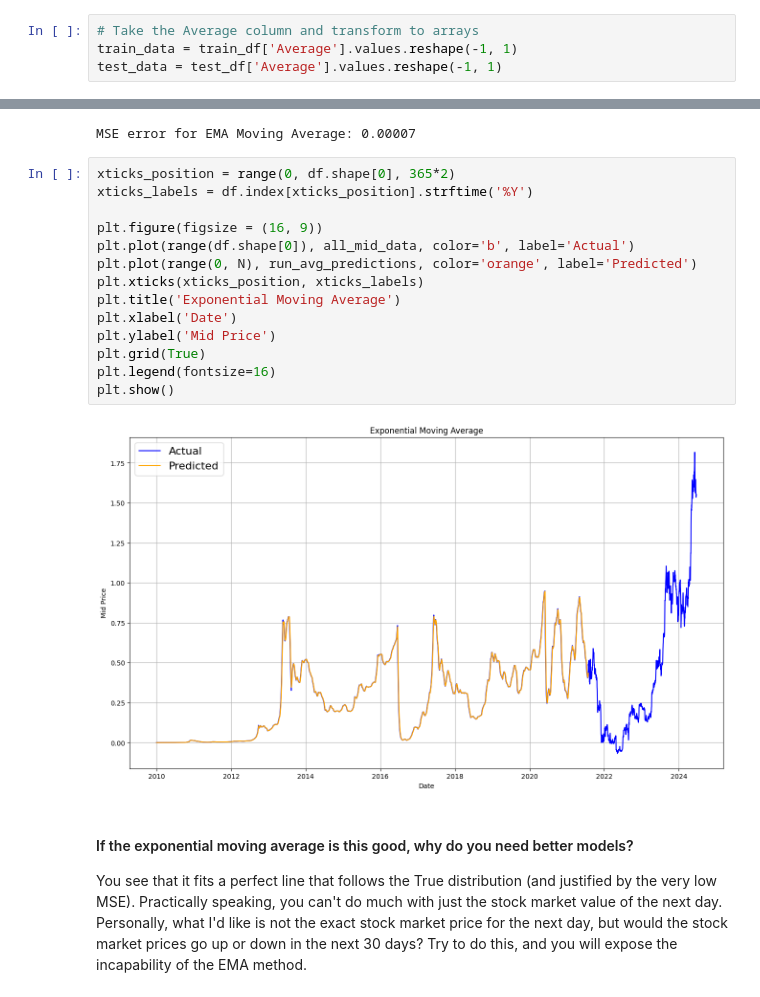
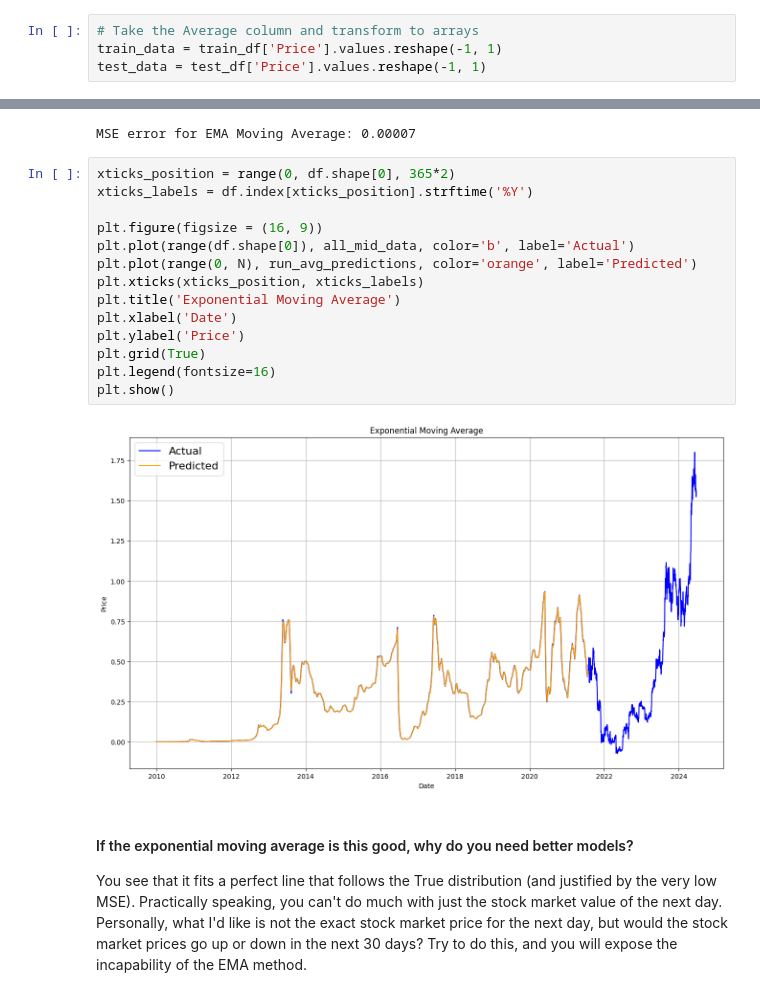
Before and after one commit to Jankiel-Predator/mmda_proj_btc, a Jupyter notebook: ma_ema.ipynb, the cells around one changed output, grey strips where cells are left out. Saved outputs shown, nothing was run; the diff lists cells and outputs as text.

```diff
--- a/ma_ema.ipynb
+++ b/ma_ema.ipynb
@@ -116,8 +128,8 @@ test_df.head()
 | 2022-02-15 | 44544.4 | 42550.3 | 44722.6 | 42460.1 | 56.34K | 4.69% | 43591.35 |
 # %%
 # Take the Average column and transform to arrays
-train_data = train_df['Average'].values.reshape(-1, 1)
-test_data = test_df['Average'].values.reshape(-1, 1)
+train_data = train_df['Price'].values.reshape(-1, 1)
+test_data = test_df['Price'].values.reshape(-1, 1)
 # %%
 # df[(df.index.year == 2020) & (df.index.month == 12)]
 # %% [markdown]
@@ -268,19 +280,19 @@ MSE error for EMA Moving Average: 0.00007
 # %%
 xticks_position = range(0, df.shape[0], 365*2)
 xticks_labels = df.index[xticks_position].strftime('%Y')
 
 plt.figure(figsize = (16, 9))
 plt.plot(range(df.shape[0]), all_mid_data, color='b', label='Actual')
 plt.plot(range(0, N), run_avg_predictions, color='orange', label='Predicted')
 plt.xticks(xticks_position, xticks_labels)
 plt.title('Exponential Moving Average')
 plt.xlabel('Date')
-plt.ylabel('Mid Price')
+plt.ylabel('Price')
 plt.grid(True)
 plt.legend(fontsize=16)
 plt.show()
 # %% [output]
-[figure, old version]
+[figure, new version]
 # %% [markdown]
 #### If the exponential moving average is this good, why do you need better models?
 
```
Also changed, not shown: parts of 31 cells of this notebook.
